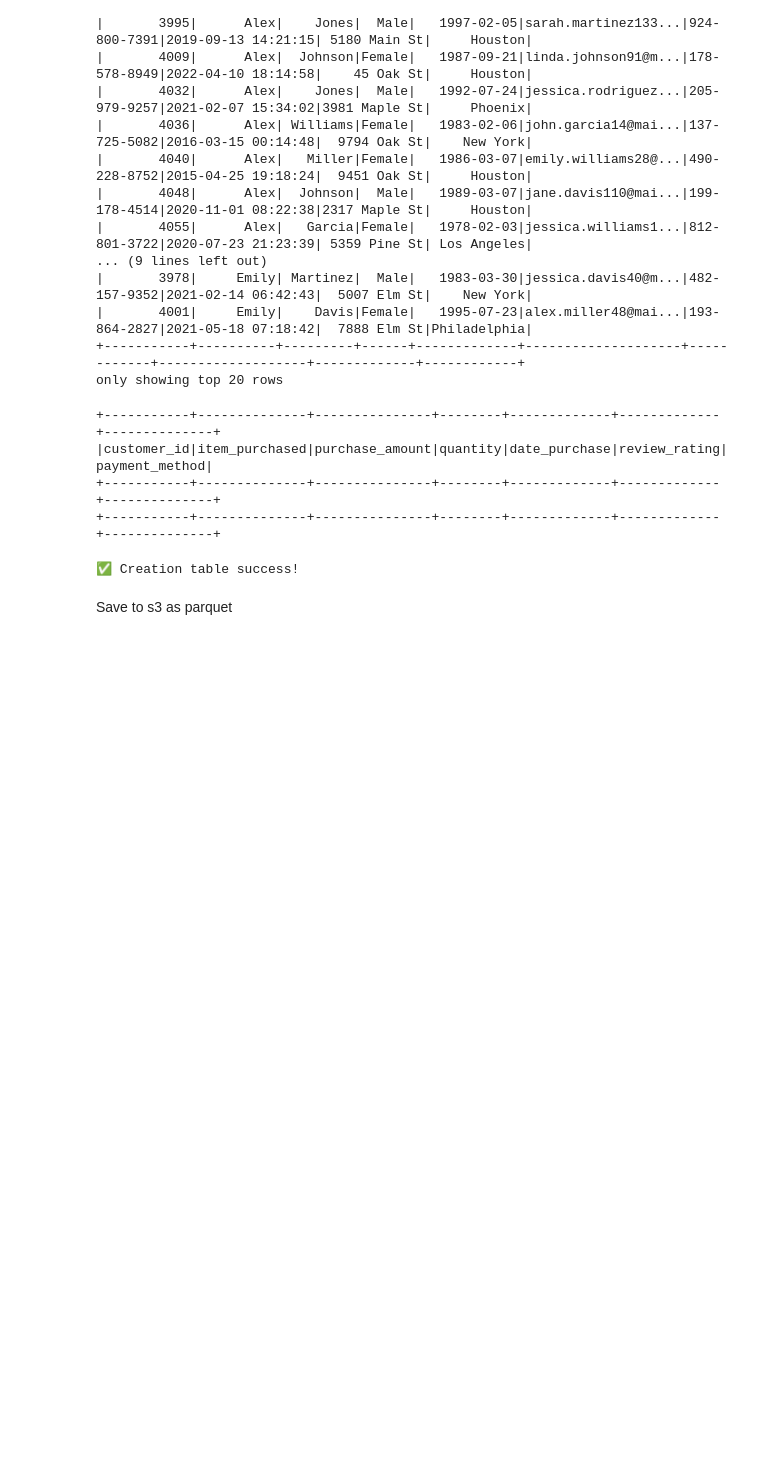
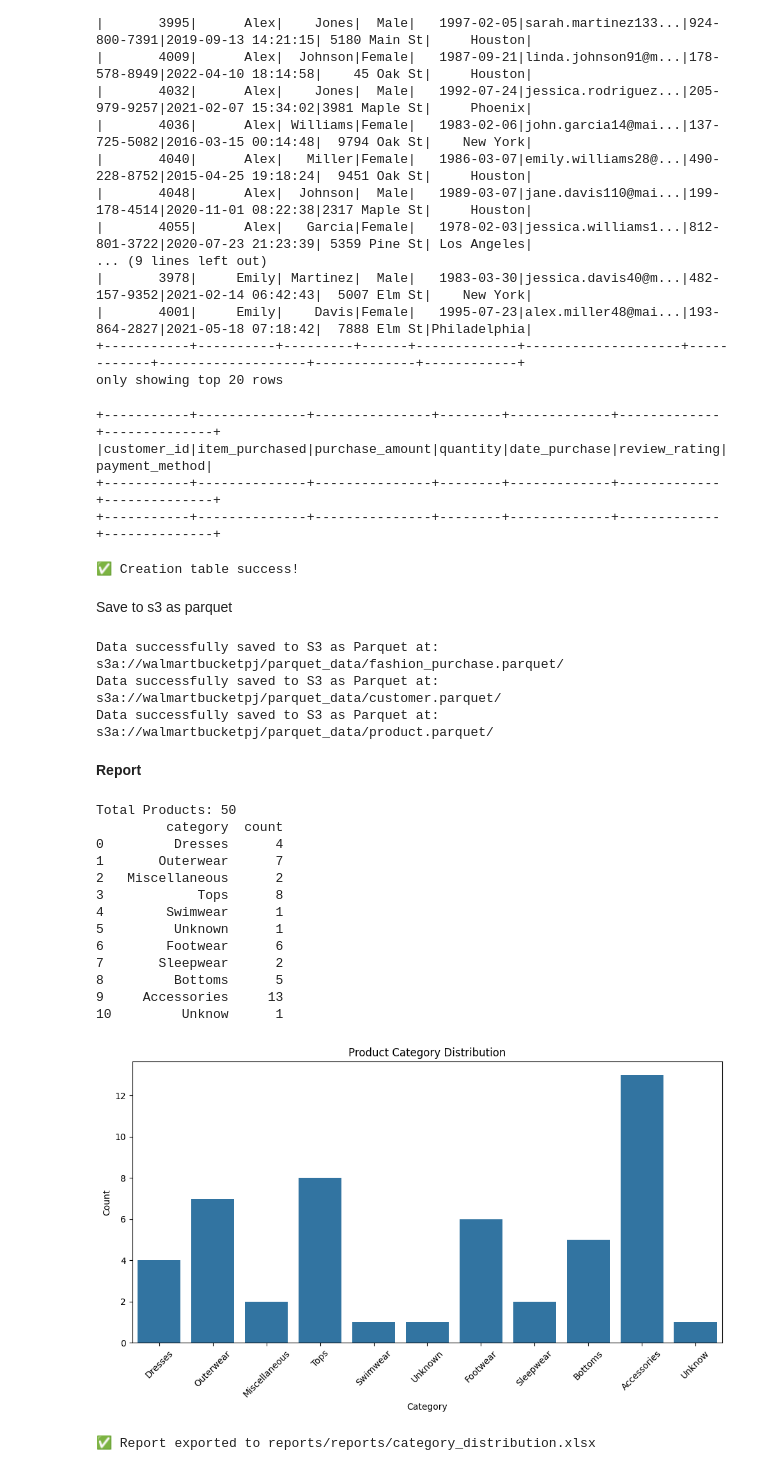
Before and after one commit to HoViet0107/walmart, a Jupyter notebook: main.ipynb, the cells around one changed output. Drawn from its saved outputs; the diff is of its cells as text; code cells hidden in the pictures; blank space fills up the shorter version.

Commit message:
Create reporting modules for customer, purchase, and product

```diff
--- a/main.ipynb
+++ b/main.ipynb
@@ -352,6 +355,43 @@ MysqlExecutor().execute(sql_statement, message, error_message)
 Save to s3 as parquet
 # %%
 try:
-    LoadDataToMysql().load_to_s3(cleand_fas_purchase_df, 'fashion_purchase_history', 'fashion_purchase_history.csv')
+    LoadDataToMysql().load_to_s3(
+        cleand_fas_purchase_df,
+        'fashion_purchase.parquet'
+        )
+
+    LoadDataToMysql().load_to_s3(
+        cleand_customer_df,
+        'customer.parquet'
+        )
+    LoadDataToMysql().load_to_s3(
+        cleand_product_df,
+        'product.parquet'
+        )
 except Exception as e:
     print(e)
+# %% [output]
+Data successfully saved to S3 as Parquet at: s3a://walmartbucketpj/parquet_data/fashion_purchase.parquet/
+Data successfully saved to S3 as Parquet at: s3a://walmartbucketpj/parquet_data/customer.parquet/
+Data successfully saved to S3 as Parquet at: s3a://walmartbucketpj/parquet_data/product.parquet/
+# %% [markdown]
+**Report**
+# %%
+# Generate product report overview
+ProductReport(cleand_product_df).generate_overview()
+# %% [output]
+Total Products: 50
+         category  count
+0         Dresses      4
+1       Outerwear      7
+2   Miscellaneous      2
+3            Tops      8
+4        Swimwear      1
+5         Unknown      1
+6        Footwear      6
+7       Sleepwear      2
+8         Bottoms      5
+9     Accessories     13
+10         Unknow      1
+[figure, added]
+✅ Report exported to reports/reports/category_distribution.xlsx
```
Also changed, not shown: parts of 3 cells of this notebook, 10 other files.
